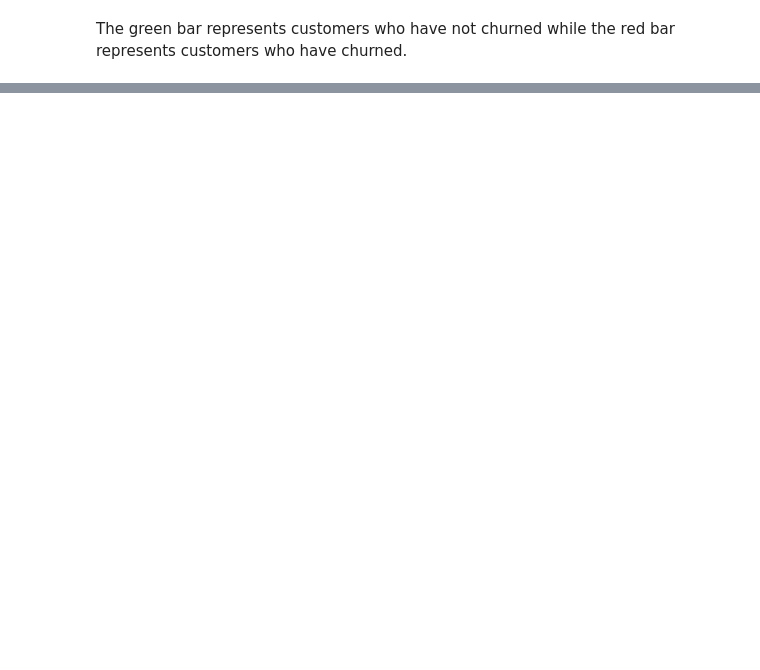
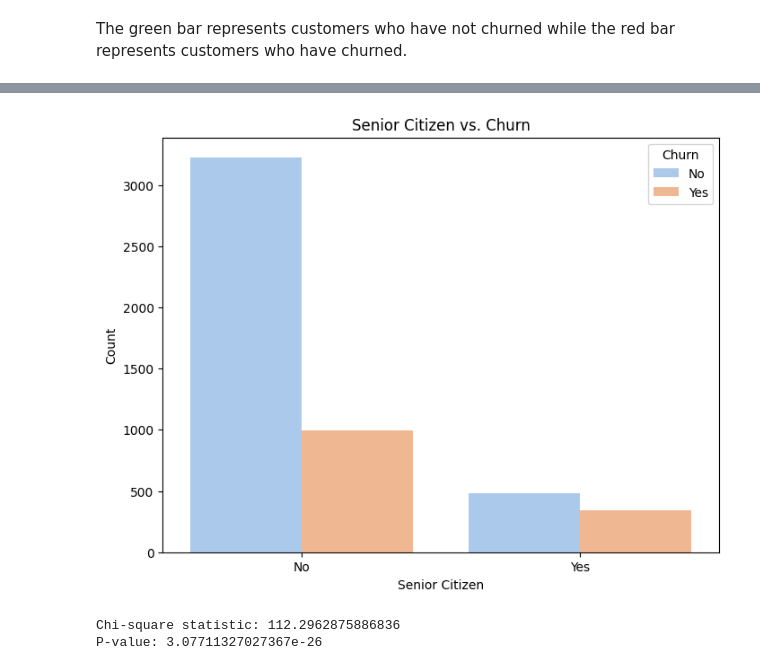
Before and after one commit to zeemanzak/CUSTOMER-CHUN-PREDICTION-AT-VODAFONE-CORPORATION, a Jupyter notebook: notebook/main.ipynb, the cells around one changed output, grey strips where cells are left out. Saved outputs shown, nothing was run; the diff lists cells and outputs as text; code cells hidden in the pictures; blank space fills up the shorter version.

Commit message:
carry out hypothesis test

```diff
--- a/notebook/main.ipynb
+++ b/notebook/main.ipynb
@@ -504,0 +557,21 @@ This is a significant minority, showing that a considerable number of customers
+# %%
+# Create contingency table
+contingency_table = pd.crosstab(main_df['SeniorCitizen'], main_df['Churn'])
+
+# Plotting the stacked bar chart
+plt.figure(figsize=(8, 6))
+sns.countplot(x='SeniorCitizen', hue='Churn', data=main_df, palette='pastel')
+plt.title('Senior Citizen vs. Churn')
+plt.xlabel('Senior Citizen')
+plt.ylabel('Count')
+plt.legend(title='Churn', loc='upper right')
+plt.show()
+
+# Perform chi-square test
+chi2, p, dof, expected = chi2_contingency(contingency_table)
+print(f"Chi-square statistic: {chi2}")
+print(f"P-value: {p}")
+# %% [output]
+[figure, added]
+Chi-square statistic: 112.2962875886836
+P-value: 3.07711327027367e-26
```
Also changed, not shown: parts of 19 cells of this notebook.
